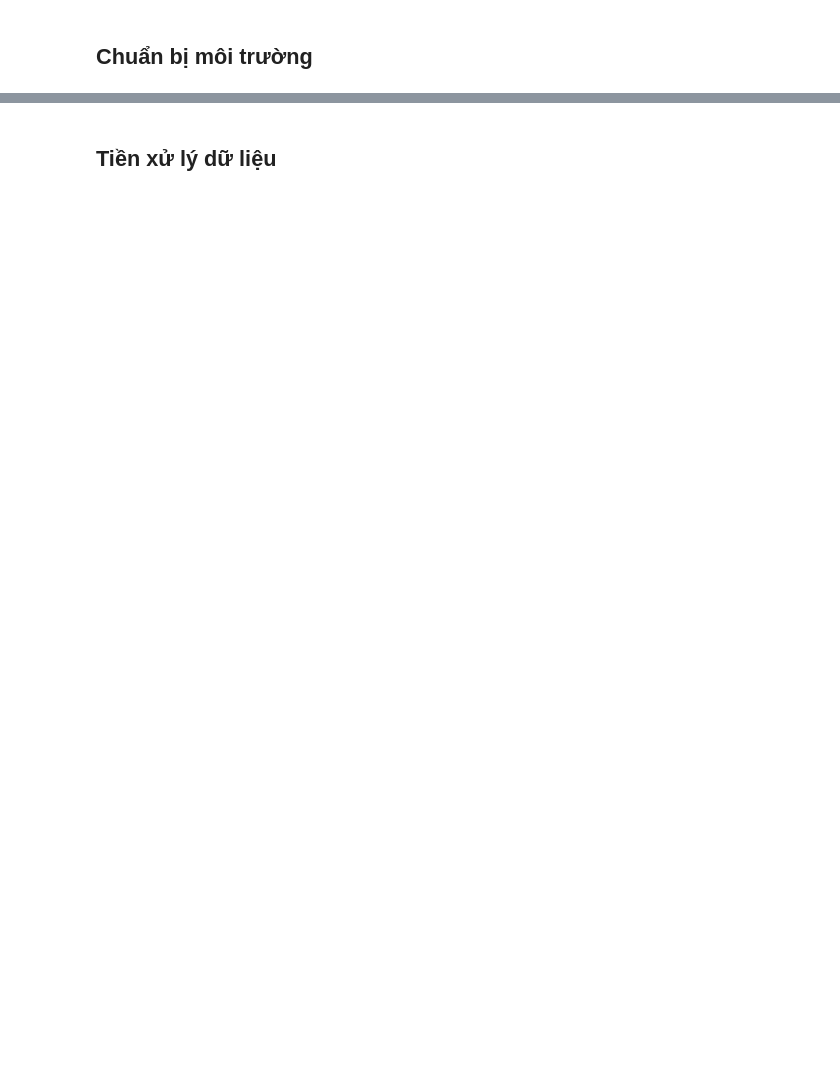
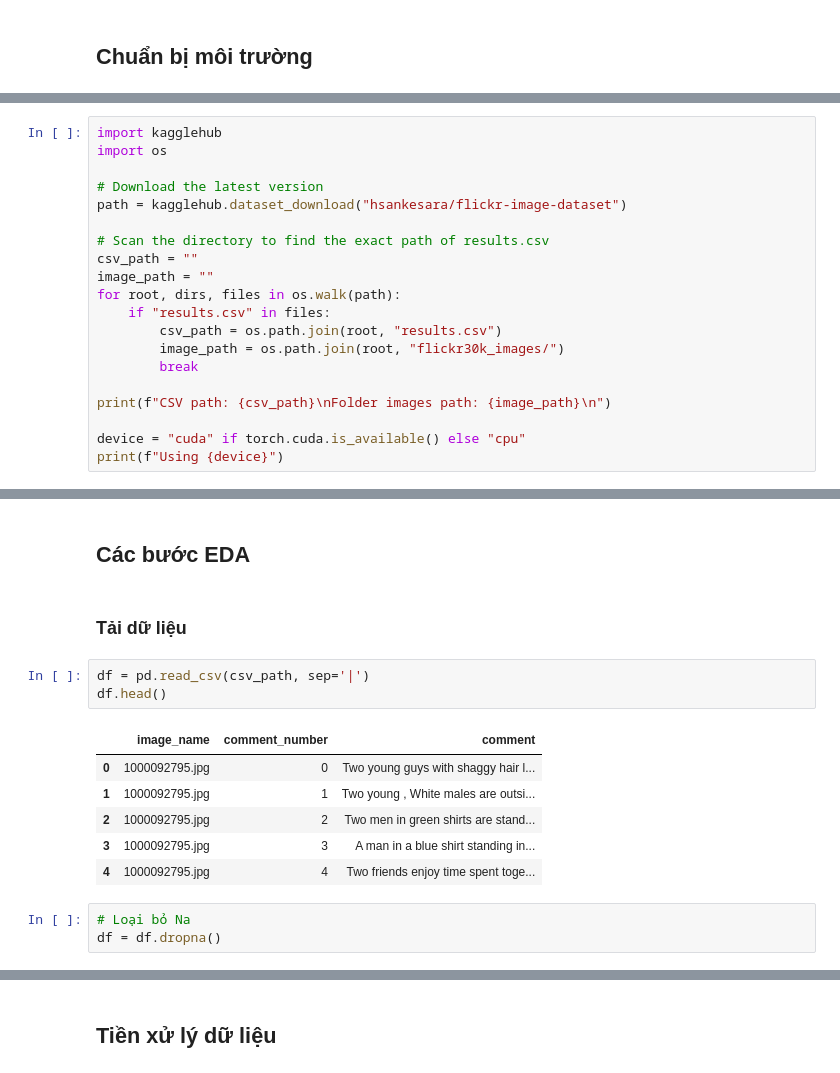
Before and after one commit to bngiahuy/DL-ComputerVision-HCMUT-252, a Jupyter notebook: notebook_multimodal.ipynb, the cells around one changed output, grey strips where cells are left out. Cells and saved outputs as stored; diff of their text form; blank space fills up the shorter version.

```diff
--- a/notebook_multimodal.ipynb
+++ b/notebook_multimodal.ipynb
@@ -50,0 +142,20 @@ cuda
+# %%
+import kagglehub
+import os
+
+# Download the latest version
+path = kagglehub.dataset_download("hsankesara/flickr-image-dataset")
+
+# Scan the directory to find the exact path of results.csv
+csv_path = ""
+image_path = ""
+for root, dirs, files in os.walk(path):
+    if "results.csv" in files:
+        csv_path = os.path.join(root, "results.csv")
+        image_path = os.path.join(root, "flickr30k_images/")
+        break
+
+print(f"CSV path: {csv_path}\nFolder images path: {image_path}\n")
+
+device = "cuda" if torch.cuda.is_available() else "cpu"
+print(f"Using {device}")
@@ -69,0 +185,17 @@ The image processor of type `CLIPImageProcessor` is now loaded as a fast process
+# %% [markdown]
+## Các bước EDA
+# %% [markdown]
+### Tải dữ liệu
+# %%
+df = pd.read_csv(csv_path, sep='|')
+df.head()
+# %% [output]
+|  | image_name | comment_number | comment |
+| 0 | 1000092795.jpg | 0 | Two young guys with shaggy hair l... |
+| 1 | 1000092795.jpg | 1 | Two young , White males are outsi... |
+| 2 | 1000092795.jpg | 2 | Two men in green shirts are stand... |
+| 3 | 1000092795.jpg | 3 | A man in a blue shirt standing in... |
+| 4 | 1000092795.jpg | 4 | Two friends enjoy time spent toge... |
+# %%
+# Loại bỏ Na
+df = df.dropna()
```
Also changed, not shown: parts of 38 cells of this notebook, 6 other files.
